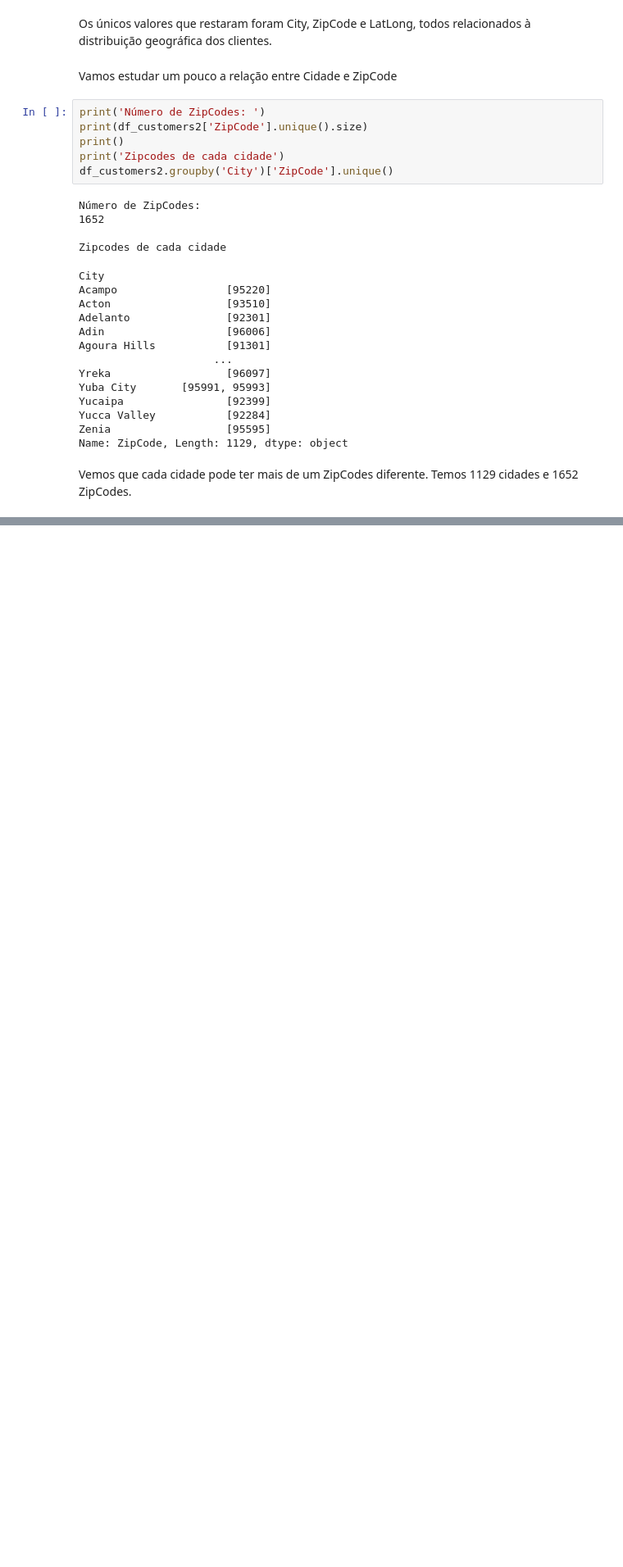
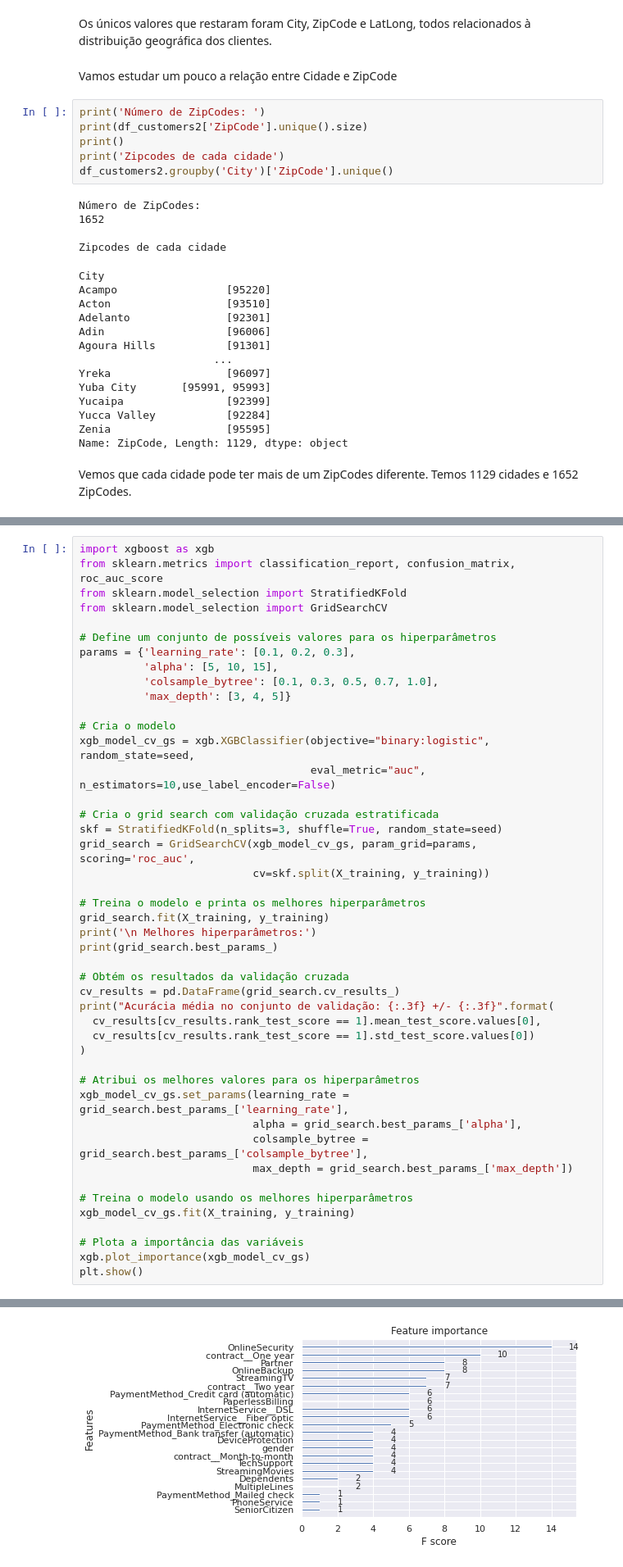
Before and after one commit to mjuliacsouza/_cases, a Jupyter notebook: _caseFeaturingEngineering/Case_4_VAI_Telecom.ipynb, the cells around one changed output, grey strips where cells are left out. Shown at 82% size. Drawn from its saved outputs; the diff is of its cells as text; blank space fills up the shorter version.

```diff
--- a/_caseFeaturingEngineering/Case_4_VAI_Telecom.ipynb
+++ b/_caseFeaturingEngineering/Case_4_VAI_Telecom.ipynb
@@ -837,0 +1018,46 @@ df_customers2.head()
+# %%
+import xgboost as xgb
+from sklearn.metrics import classification_report, confusion_matrix, roc_auc_score
+from sklearn.model_selection import StratifiedKFold
+from sklearn.model_selection import GridSearchCV
+
+# Define um conjunto de possíveis valores para os hiperparâmetros
+params = {'learning_rate': [0.1, 0.2, 0.3],
+          'alpha': [5, 10, 15],
+          'colsample_bytree': [0.1, 0.3, 0.5, 0.7, 1.0],
+          'max_depth': [3, 4, 5]}
+
+# Cria o modelo
+xgb_model_cv_gs = xgb.XGBClassifier(objective="binary:logistic", random_state=seed,
+                                    eval_metric="auc", n_estimators=10,use_label_encoder=False)
+
+# Cria o grid search com validação cruzada estratificada
+skf = StratifiedKFold(n_splits=3, shuffle=True, random_state=seed)
+grid_search = GridSearchCV(xgb_model_cv_gs, param_grid=params, scoring='roc_auc',
+                           cv=skf.split(X_training, y_training))
+
+# Treina o modelo e printa os melhores hiperparâmetros
+grid_search.fit(X_training, y_training)
+print('\n Melhores hiperparâmetros:')
+print(grid_search.best_params_)
+
+# Obtém os resultados da validação cruzada
+cv_results = pd.DataFrame(grid_search.cv_results_)
+print("Acurácia média no conjunto de validação: {:.3f} +/- {:.3f}".format(
+  cv_results[cv_results.rank_test_score == 1].mean_test_score.values[0],
+  cv_results[cv_results.rank_test_score == 1].std_test_score.values[0])
+)
+
+# Atribui os melhores valores para os hiperparâmetros
+xgb_model_cv_gs.set_params(learning_rate = grid_search.best_params_['learning_rate'],
+                           alpha = grid_search.best_params_['alpha'],
+                           colsample_bytree = grid_search.best_params_['colsample_bytree'],
+                           max_depth = grid_search.best_params_['max_depth'])
+
+# Treina o modelo usando os melhores hiperparâmetros
+xgb_model_cv_gs.fit(X_training, y_training)
+
+# Plota a importância das variáveis
+xgb.plot_importance(xgb_model_cv_gs)
+plt.show()
+# %% [output]
@@ -837,0 +1067 @@ df_customers2.head()
+[figure, added]
```
Also changed, not shown: parts of 30 cells of this notebook, 1 other file.
